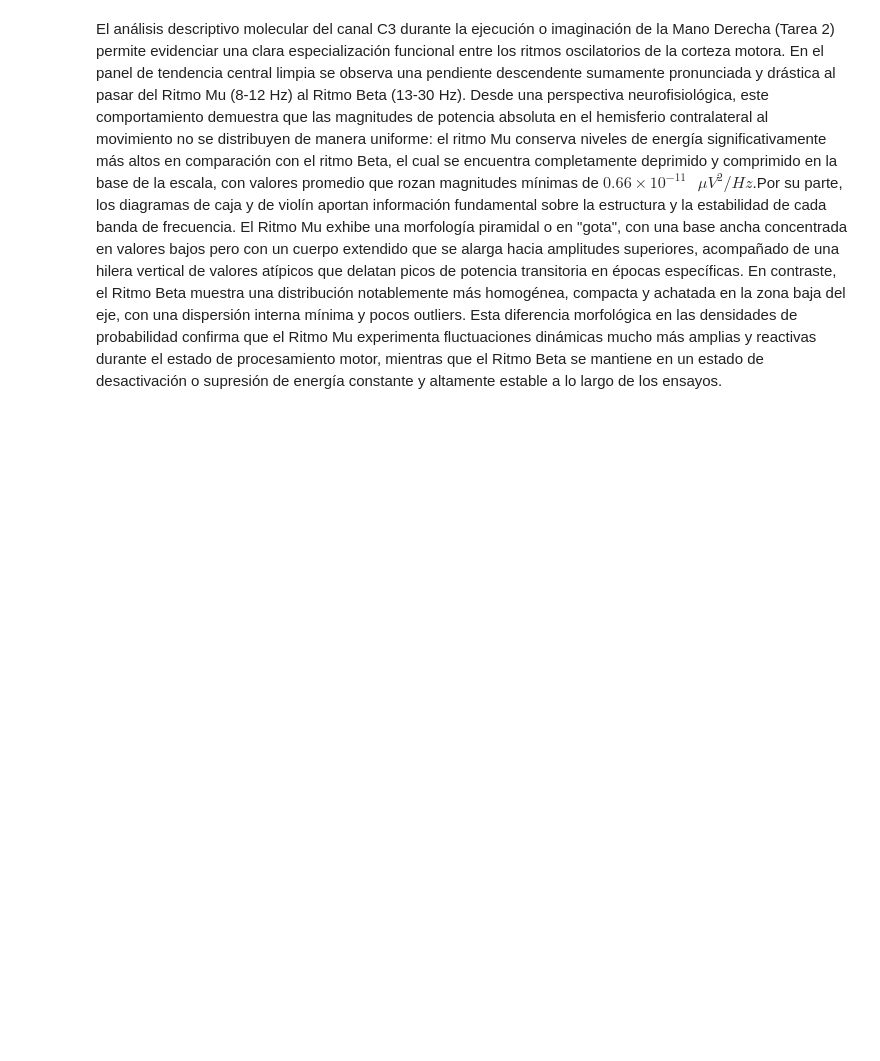
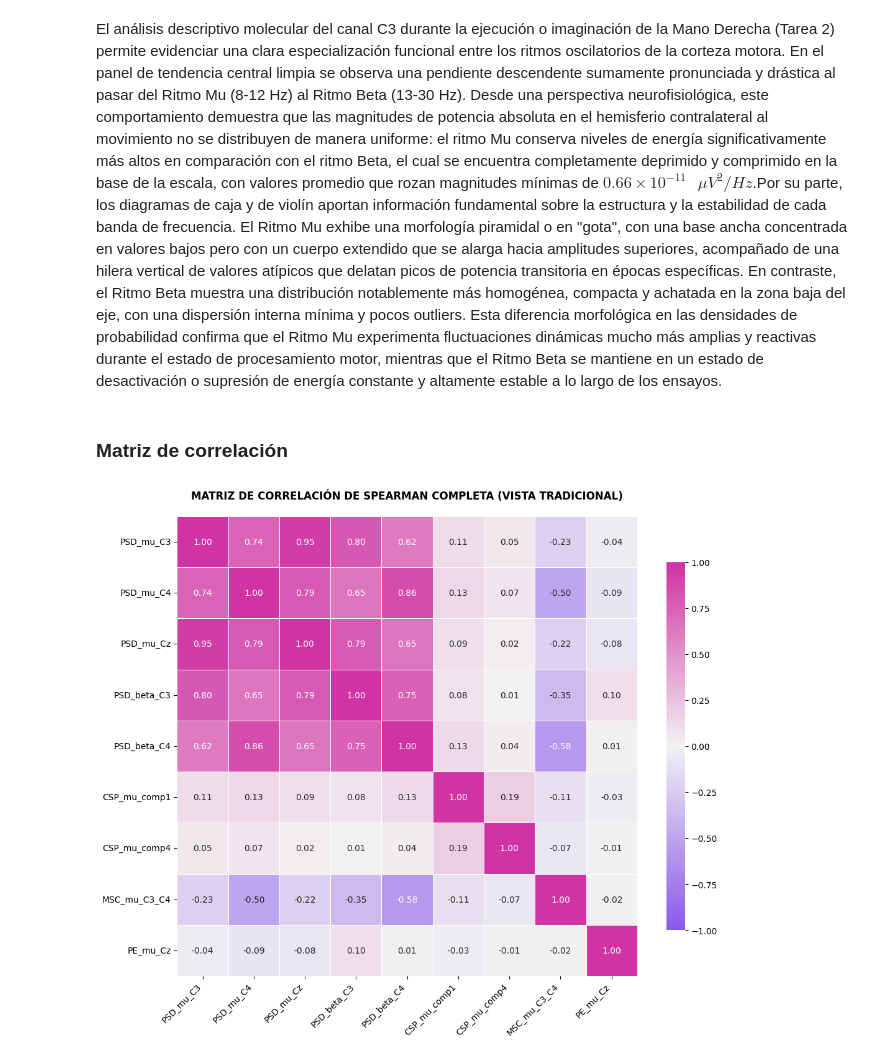
Before and after one commit to luhernandez12/Proyecto2-KarenAgudelo-LuisaHernandez, a Jupyter notebook: Codigo.ipynb, the cells around one changed output. Drawn from its saved outputs; the diff is of its cells as text; code cells hidden in the pictures; blank space fills up the shorter version.

```diff
--- a/Codigo.ipynb
+++ b/Codigo.ipynb
@@ -1162,0 +1245,48 @@ El análisis descriptivo molecular del canal C3 durante la ejecución o imaginac
+# %% [markdown]
+### Matriz de correlación
+# %%
+
+
+# 1. SELECCIÓN EXCLUSIVA DE DESCRIPTORES NEUROFISIOLÓGICOS
+columnas_descriptores = [
+    'PSD_mu_C3', 'PSD_mu_C4', 'PSD_mu_Cz',
+    'PSD_beta_C3', 'PSD_beta_C4',
+    'CSP_mu_comp1', 'CSP_mu_comp4',
+    'MSC_mu_C3_C4', 'PE_mu_Cz'
+]
+
+# Filtramos el DataFrame
+df_correlacion = df_dataset_completo[columnas_descriptores]
+
+# 2. CÁLCULO DE LA MATRIZ DE CORRELACIÓN (Spearman para datos con outliers)
+matriz_corr = df_correlacion.corr(method='spearman')
+
+# 3. CONFIGURACIÓN DEL LIENZO Y DISEÑO CROMÁTICO (Sin máscara)
+fig, ax = plt.subplots(figsize=(11, 9))
+
+# Paleta divergente (Morado para negativo, Blanco para cero, Fucsia para positivo)
+paleta_divergente = sns.diverging_palette(275, 330, s=85, l=50, n=9, as_cmap=True)
+
+# 4. DESPLIEGUE DEL MAPA DE CALOR TRADICIONAL (COMPLETO)
+sns.heatmap(
+    matriz_corr,       # Pasamos la matriz directamente sin el parámetro 'mask'
+    cmap=paleta_divergente,
+    vmax=1.0,
+    vmin=-1.0,
+    center=0,
+    annot=True,          # Muestra el valor numérico en cada cuadro
+    fmt=".2f",           # Redondeo a dos decimales
+    square=True,         # Cuadrantes perfectamente simétricos
+    linewidths=0.5,      # Línea sutil de separación
+    cbar_kws={"shrink": 0.8},
+    ax=ax
+)
+
+# Ajustes finales de etiquetas
+plt.title('MATRIZ DE CORRELACIÓN DE SPEARMAN COMPLETA (VISTA TRADICIONAL)', fontsize=12, fontweight='bold', pad=20)
+plt.xticks(rotation=45, ha='right')
+plt.yticks(rotation=0)
+plt.tight_layout()
+plt.show()
+# %% [output]
+[figure, added]
```
Also changed, not shown: parts of 27 cells of this notebook.
